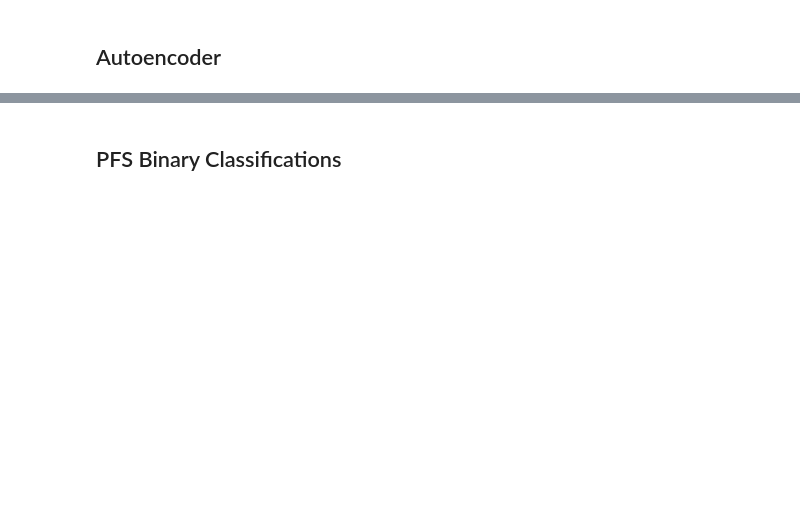
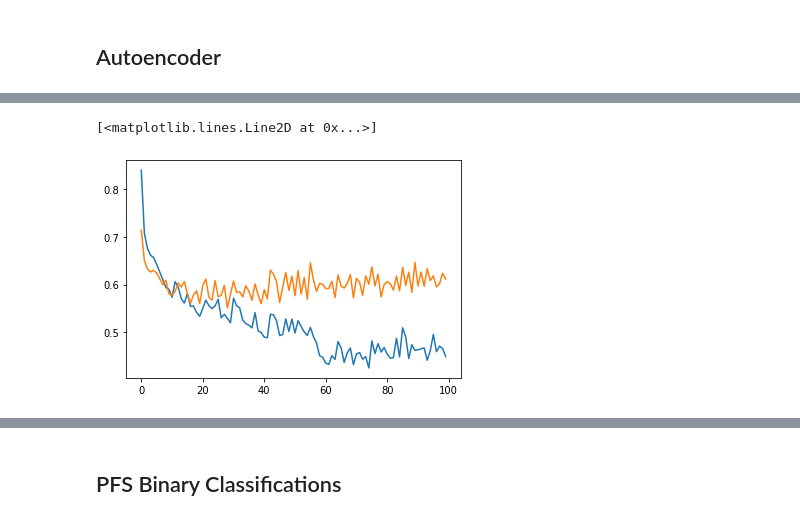
Before and after one commit to nalinimsingh/mm-cell_lines, a Jupyter notebook: RNASeq_autoencoder.ipynb, the cells around one changed output, grey strips where cells are left out. Drawn from its saved outputs; the diff is of its cells as text; code cells hidden in the pictures; blank space fills up the shorter version.

```diff
--- a/RNASeq_autoencoder.ipynb
+++ b/RNASeq_autoencoder.ipynb
@@ -110,7 +126,7 @@ bor_train_pfs = bor_train_patient_all['pfs']
 bor_valid_pfs = bor_valid_patient_all['pfs']
 bor_test_pfs = bor_test_patient_all['pfs']
 # %%
-gene_columns = ccle_ensembl.columns[1:]
+gene_columns = ccle_ensembl.columns
 
 mmrf_mean = train_patient_all[gene_columns].mean()
 mmrf_std = train_patient_all[gene_columns].std()
@@ -134,14 +154,19 @@ def get_autoencoder(encoding_dim):
     # This is our input image
     input_rna = keras.Input(shape=(out_shape,))
 
+    d_p = 0.2
     # "encoded" is the encoded representation of the input
     encoded = layers.Dense(4*encoding_dim, activation='relu')(input_rna)
+    encoded = layers.Dropout(d_p)(encoded)
     encoded = layers.Dense(2*encoding_dim, activation='relu')(encoded)
+    encoded = layers.Dropout(d_p)(encoded)
     encoded = layers.Dense(encoding_dim, activation=None)(encoded)
 
     # "decoded" is the lossy reconstruction of the input
-    decoded = layers.Dense(4*encoding_dim, activation='relu')(encoded)
-    decoded = layers.Dense(2*encoding_dim, activation='relu')(decoded)
+    decoded = layers.Dense(2*encoding_dim, activation='relu')(encoded)
+    decoded = layers.Dropout(d_p)(decoded)
+    decoded = layers.Dense(4*encoding_dim, activation='relu')(decoded)
+    decoded = layers.Dropout(d_p)(decoded)
     decoded = layers.Dense(out_shape, activation=None)(decoded)
 
     # This model maps an input to its reconstruction
@@ -159,7 +184,7 @@ def train_ae(ae, train_data, val_data, name):
         train_dir,
         monitor="val_loss",
         verbose=0,
-        save_best_only=False,
+        save_best_only=True,
         save_weights_only=False,
         mode="auto",
         save_freq="epoch",
@@ -167,15 +192,14 @@ def train_ae(ae, train_data, val_data, name):
     )
 
     return ae.fit(train_data, train_data,
-                epochs=500,
+                epochs=100,
                 batch_size=64,
                 shuffle=True,
                 validation_data=(val_data, val_data),
                 verbose=0,
                 callbacks=[ckpt_callback])
 # %%
-mmrf_ae = get_autoencoder(128)
-mmrf_str = 'Re-Normalized_MMRF_AE'
+mmrf_ae = get_autoencoder(256)
+mmrf_str = 'Re-Normalized_MMRF_AE_256'
 mmrf_history_callback = train_ae(mmrf_ae, train_patient_genomic, valid_patient_genomic, mmrf_str)
-np.savez(os.path.join('training',mmrf_str),loss = mmrf_history_callback.history['loss'],val_loss = mmrf_history_callback.history['val_loss'])
 # %% [output]
@@ -199 +226,7 @@ INFO:tensorflow:Assets written to: training/Re-Normalized_MMRF_AE/assets
+# %%
+plt.plot(mmrf_history_callback.history['loss'])
+plt.plot(mmrf_history_callback.history['val_loss'])
+# %% [output]
+[<matplotlib.lines.Line2D at 0x...>]
+[figure, new version]
 # %%
```
Also changed, not shown: parts of 17 cells of this notebook, 5 other files.
